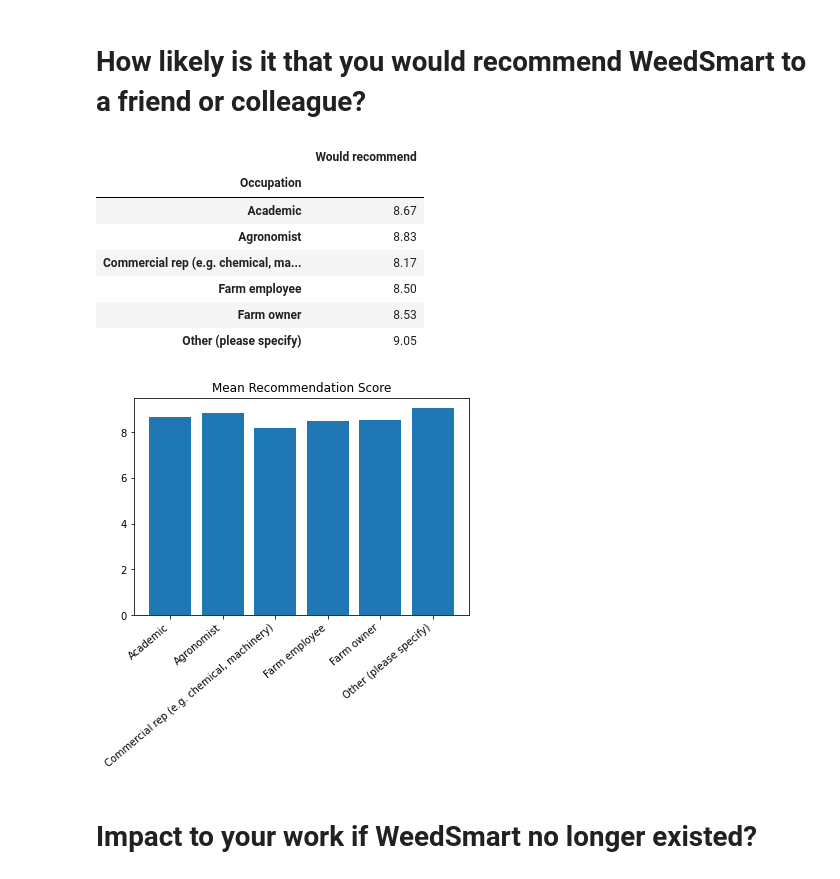
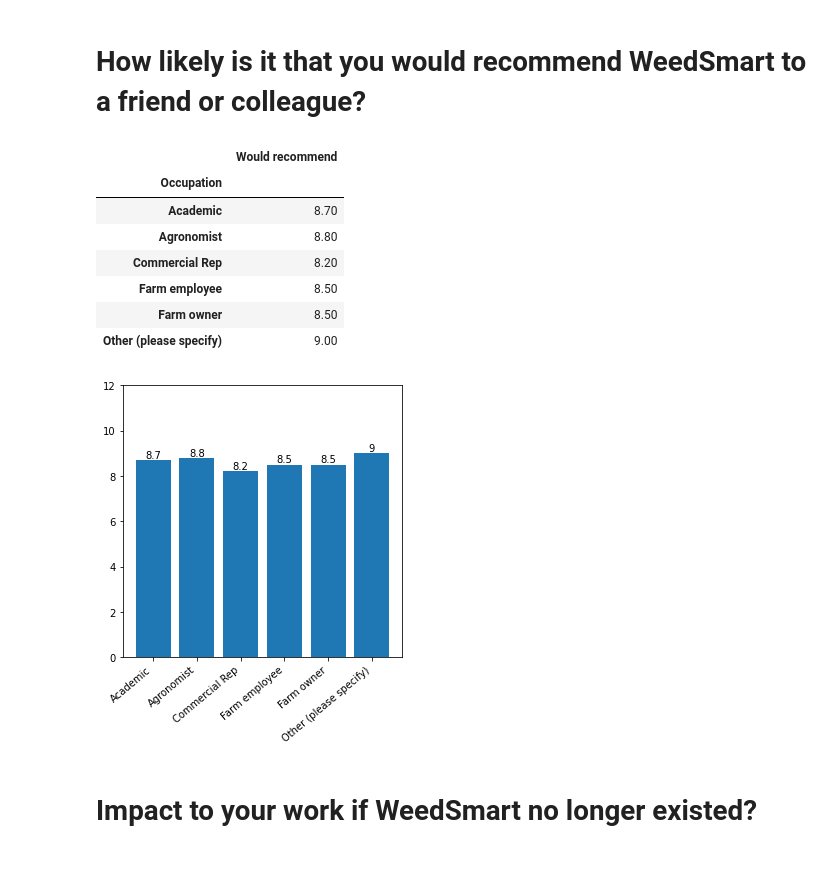
Before and after one commit to pyagoubi/Stuff, a Jupyter notebook: Weedsmart.ipynb, the cells around one changed output. Saved outputs shown, nothing was run; the diff lists cells and outputs as text; code cells hidden in the pictures.

```diff
--- a/Weedsmart.ipynb
+++ b/Weedsmart.ipynb
@@ -638,25 +764,33 @@ fig.tight_layout(pad = 5)
 # %%
 df_clean['Would recommend'].fillna(0, inplace = True)
 
-rec_df = pd.DataFrame(df_clean[df_clean['Would recommend']>0].groupby('Occupation')['Would recommend'].mean())
+rec_df = pd.DataFrame(np.round(df_clean[df_clean['Would recommend']>0].groupby('Occupation')['Would recommend'].mean(), decimals = 1))
 
 display(rec_df)
 print('\n\n\n')
 
-plt.bar(rec_df.index, rec_df['Would recommend'])
-plt.title('Mean Recommendation Score')
-plt.xticks(rotation=40, ha = 'right')
+# plt.bar(rec_df.index, rec_df['Would recommend'])
+# plt.title('Mean Recommendation Score')
+# plt.xticks(rotation=40, ha = 'right')
+# plt.show()
+
+fig, ax = plt.subplots(1,1, figsize=(5,5))
+
+ax.bar(rec_df.index,rec_df['Would recommend'])
+ax.set_xticks(ax.get_xticks(), ax.get_xticklabels(), rotation=40, ha='right')
+ax.bar_label(ax.containers[0], label_type='edge')
+ax.set_ylim(0, 12)
 plt.show()
 # %% [output]
 |  | Would recommend |
 | Occupation |  |
-| Academic | 8.67 |
-| Agronomist | 8.83 |
-| Commercial rep (e.g. chemical, ma... | 8.17 |
+| Academic | 8.70 |
+| Agronomist | 8.80 |
+| Commercial Rep | 8.20 |
 | Farm employee | 8.50 |
-| Farm owner | 8.53 |
-| Other (please specify) | 9.05 |
+| Farm owner | 8.50 |
+| Other (please specify) | 9.00 |
-[figure, old version]
+[figure, new version]
 # %% [markdown]
 # Impact to your work if WeedSmart no longer existed?
 # %%
```
Also changed, not shown: parts of 35 cells of this notebook.
